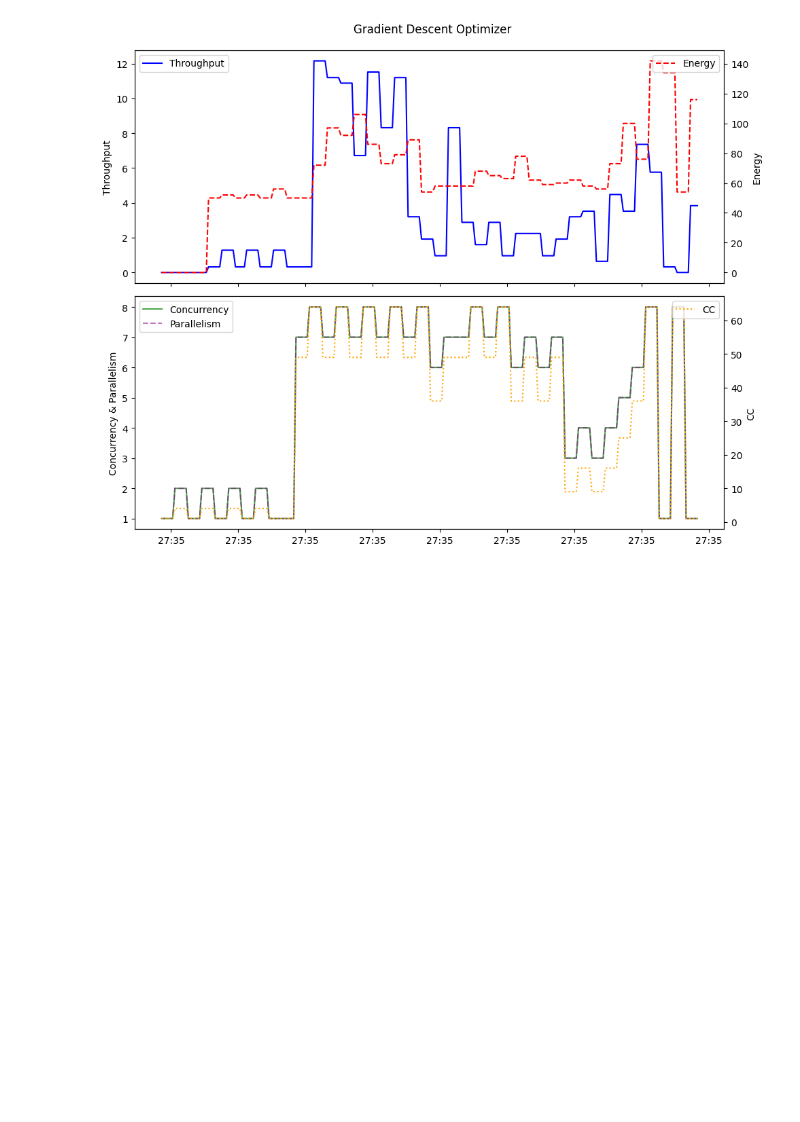
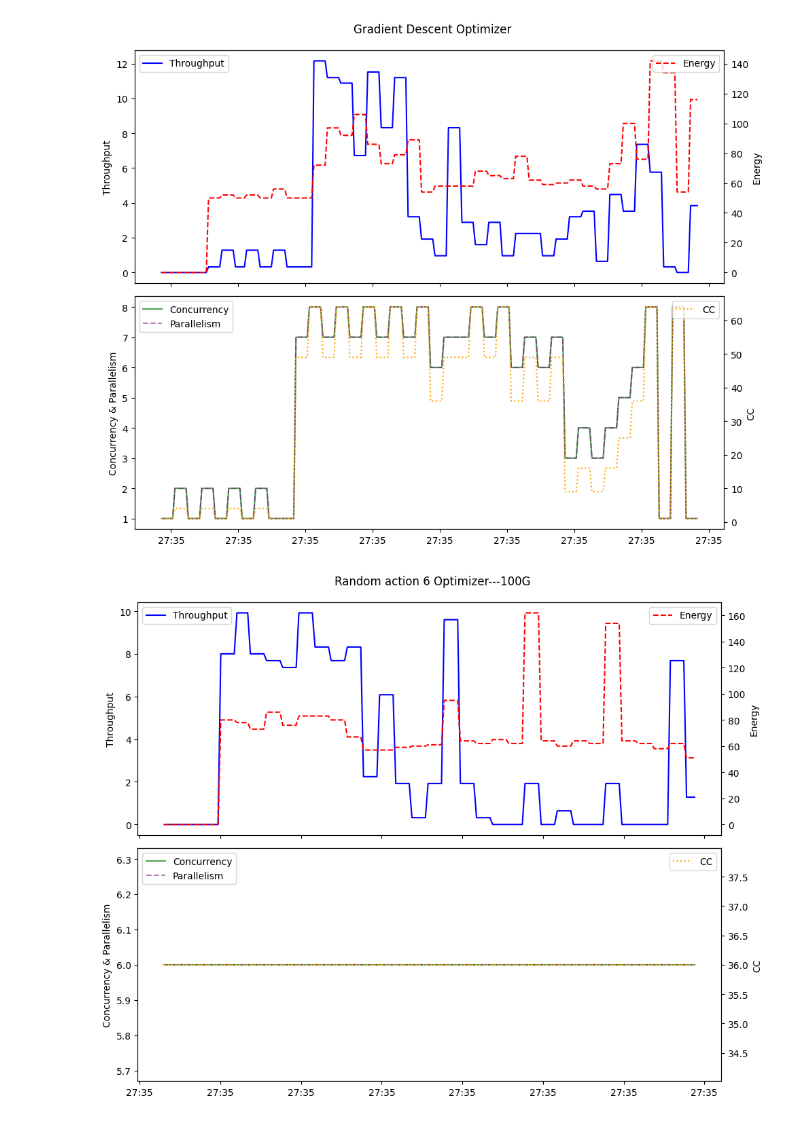
Before and after one commit to H-jamil/transferService, a Jupyter notebook: BO-GD_comparision.ipynb, the cells around one changed output. Drawn from its saved outputs; the diff is of its cells as text; code cells hidden in the pictures; blank space fills up the shorter version.

```diff
--- a/BO-GD_comparision.ipynb
+++ b/BO-GD_comparision.ipynb
@@ -170,3 +189,89 @@ plt.subplots_adjust(top=0.93)
 plt.show()
 # %% [output]
 [figure]
+# %%
+#Random action 6 100G
+
+# Importing necessary libraries
+import pandas as pd
+import re
+import datetime
+
+FileName='/home/cc/transferService/final_code_transferService/logFileDir/10_25_2023_20_39_39.log'
+# Read the log file
+with open(FileName, "r") as f:
+    logs = f.readlines()
+
+# Parsing logs and creating a list of dictionaries
+data = []
+
+for log in logs:
+    match = re.search(r"Throughput @([\d\.]+)s:\s+([\d\.]+)Gbps, lossRate: ([\d\.]+) CC:(\d+)  score:([\d\.-]+)  rtt:([\d\.]+) ms energy:([\d\.]+) Jules", log)
+    if match:
+        time, throughput, lossRate, cc, score, rtt, energy = match.groups()
+        data.append({
+            "Time": float(time),
+            "Throughput": float(throughput),
+            "Lossrate": float(lossRate),
+            "CC": int(cc),
+            "Score": float(score),
+            "RTT": float(rtt),
+            "Energy": float(energy)
+        })
+
+# Creating a dataframe
+df = pd.DataFrame(data)
+# df = df[df["Throughput"] != 0]
+
+def map_cc_to_concurrency_parallelism(cc):
+    # Using a dictionary to map CC values to concurrency and parallelism
+    cc_map = {
+        1: (1, 1),
+        4: (2, 2),
+        9: (3, 3),
+        16: (4, 4),
+        25: (5, 5),
+        36: (6, 6),
+        49: (7, 7),
+        64: (8, 8)
+    }
+    return cc_map.get(cc, (0, 0))
+
+df["concurrency"], df["parallelism"] = zip(*df["CC"].apply(map_cc_to_concurrency_parallelism))
+# Convert Unix timestamp to datetime
+df["Time"] = df["Time"].apply(lambda x: datetime.datetime.utcfromtimestamp(x))
+
+# Create subplots
+fig, (ax1, ax2) = plt.subplots(nrows=2, ncols=1, figsize=(10, 8), sharex=True)
+
+# First subplot
+ln1 = ax1.plot(df["Time"], df["Throughput"], label="Throughput", color="blue", linestyle="-")
+ax1.set_ylabel("Throughput")
+ax1_twin = ax1.twinx()
+ln2 = ax1_twin.plot(df["Time"], df["Energy"], label="Energy", color="red", linestyle="--")
+ax1_twin.set_ylabel("Energy")
+ax1.legend(loc='upper left')
+ax1_twin.legend(loc='upper right')
+
+# Second subplot
+ln3 = ax2.plot(df["Time"], df["concurrency"], label="Concurrency", color="green", linestyle="-", alpha=0.7)
+ln4 = ax2.plot(df["Time"], df["parallelism"], label="Parallelism", color="purple", linestyle="--", alpha=0.5)
+ax2.set_ylabel("Concurrency & Parallelism")
+ax2_twin = ax2.twinx()
+ln5 = ax2_twin.plot(df["Time"], df["CC"], label="CC", color="orange", linestyle=":")
+ax2_twin.set_ylabel("CC")
+ax2.legend(loc='upper left')
+ax2_twin.legend(loc='upper right')
+
+# Formatting X axis to show only minutes and seconds
+ax2.xaxis.set_major_formatter(plt.FuncFormatter(lambda x, _: datetime.datetime.utcfromtimestamp(x).strftime('%M:%S')))
+
+# Add label "Bayesian Optimizer"
+fig.suptitle("Random action 6 Optimizer---100G")
+
+# Display the plots
+plt.tight_layout()
+plt.subplots_adjust(top=0.93)
+plt.show()
+# %% [output]
+[figure, added]
```
Also changed, not shown: parts of 6 cells of this notebook, 12 other files.
